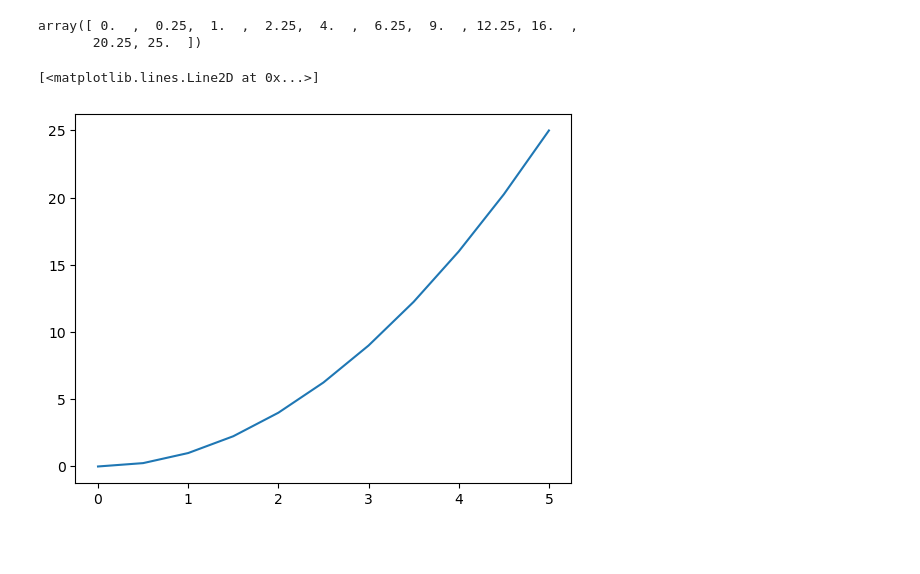
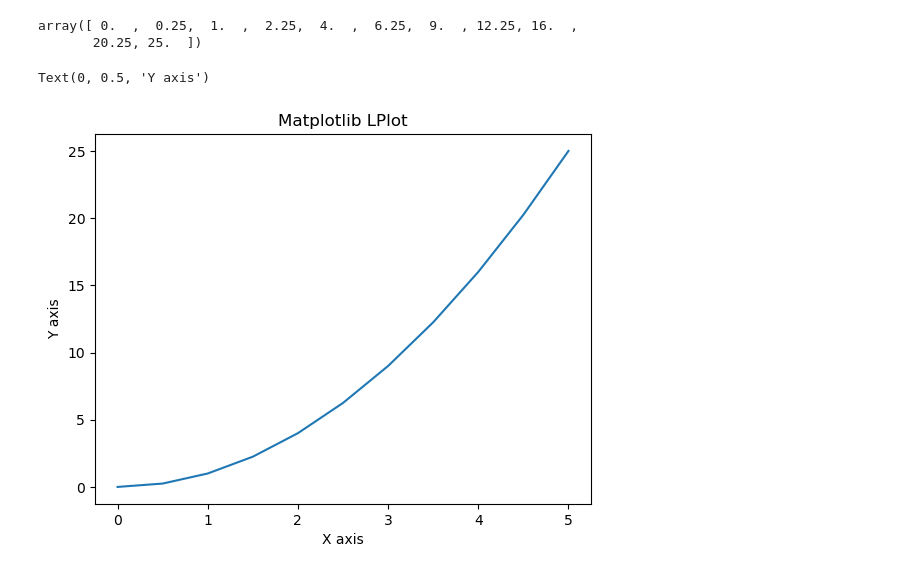
Before and after one commit to dhruvjoshi07/Data_Analysis_Notebook, a Jupyter notebook: pylibrary/matplot.ipynb, the cells around one changed output. Drawn from its saved outputs; the diff is of its cells as text; code cells hidden in the pictures; blank space fills up the shorter version.

```diff
--- a/pylibrary/matplot.ipynb
+++ b/pylibrary/matplot.ipynb
@@ -45,6 +45,9 @@ array([ 0.  ,  0.25,  1.  ,  2.25,  4.  ,  6.25,  9.  , 12.25, 16.  ,
 # %%
 #plot bnata hai line chart
 plt.plot(x_axis,y_axis)
+plt.title("Matplotlib LPlot")
+plt.xlabel("X axis")
+plt.ylabel('Y axis')
 # %% [output]
-[<matplotlib.lines.Line2D at 0x...>]
+Text(0, 0.5, 'Y axis')
-[figure, old version]
+[figure, new version]
```
Also changed, not shown: parts of 1 cell of this notebook.
